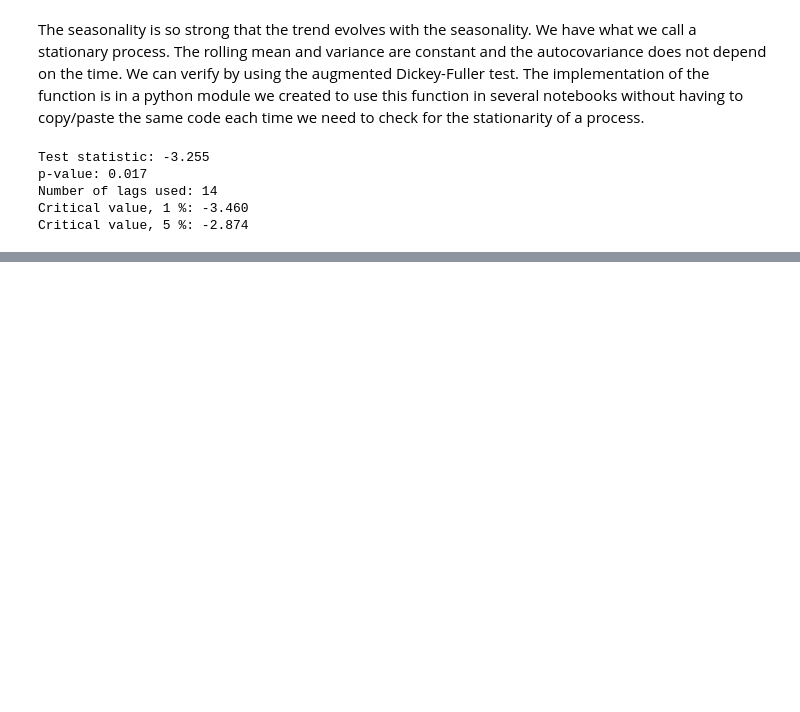
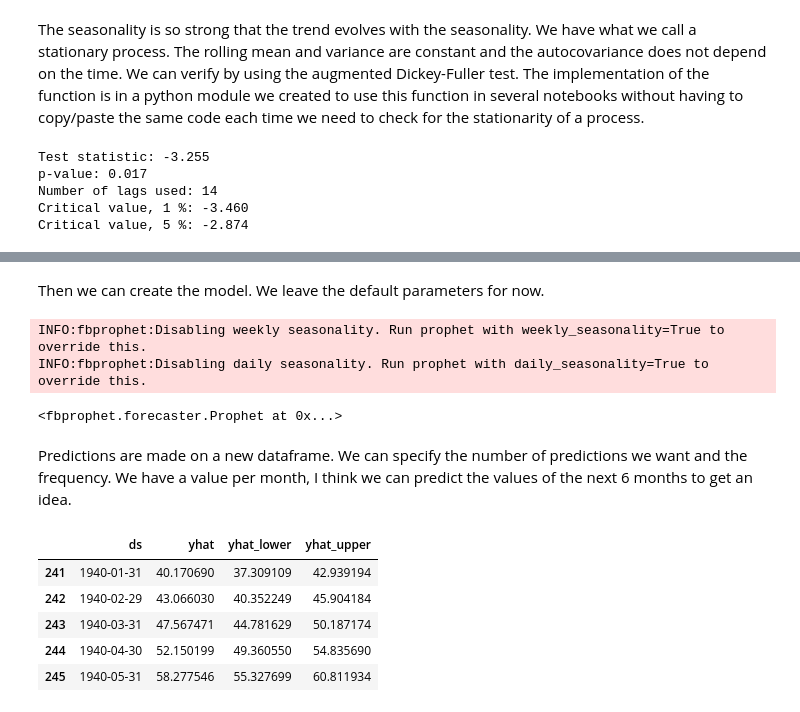
Before and after one commit to goujonbe/data_science_for_finance, a Jupyter notebook: seasonal_time_series.ipynb, the cells around one changed output, grey strips where cells are left out. Saved outputs shown, nothing was run; the diff lists cells and outputs as text; code cells hidden in the pictures; blank space fills up the shorter version.

```diff
--- a/seasonal_time_series.ipynb
+++ b/seasonal_time_series.ipynb
@@ -88,0 +112,11 @@ Please see the notebook time_series_forecasting for more info on the **Dickey-fu
+# %% [markdown]
+Then we can create the model. We leave the default parameters for now.
+# %%
+model = Prophet()
+model.fit(mean_monthly_temp_prophet)
+# %% [output]
+INFO:fbprophet:Disabling weekly seasonality. Run prophet with weekly_seasonality=True to override this.
+INFO:fbprophet:Disabling daily seasonality. Run prophet with daily_seasonality=True to override this.
+<fbprophet.forecaster.Prophet at 0x...>
+# %% [markdown]
+Predictions are made on a new dataframe. We can specify the number of predictions we want and the frequency. We have a value per month, I think we can predict the values of the next 6 months to get an idea.
@@ -88,0 +126,9 @@ Please see the notebook time_series_forecasting for more info on the **Dickey-fu
+# %%
+predictions[['ds', 'yhat', 'yhat_lower', 'yhat_upper']].tail()
+# %% [output]
+|  | ds | yhat | yhat_lower | yhat_upper |
+| 241 | 1940-01-31 | 40.170690 | 37.309109 | 42.939194 |
+| 242 | 1940-02-29 | 43.066030 | 40.352249 | 45.904184 |
+| 243 | 1940-03-31 | 47.567471 | 44.781629 | 50.187174 |
+| 244 | 1940-04-30 | 52.150199 | 49.360550 | 54.835690 |
+| 245 | 1940-05-31 | 58.277546 | 55.327699 | 60.811934 |
```
Also changed, not shown: parts of 8 cells of this notebook.
